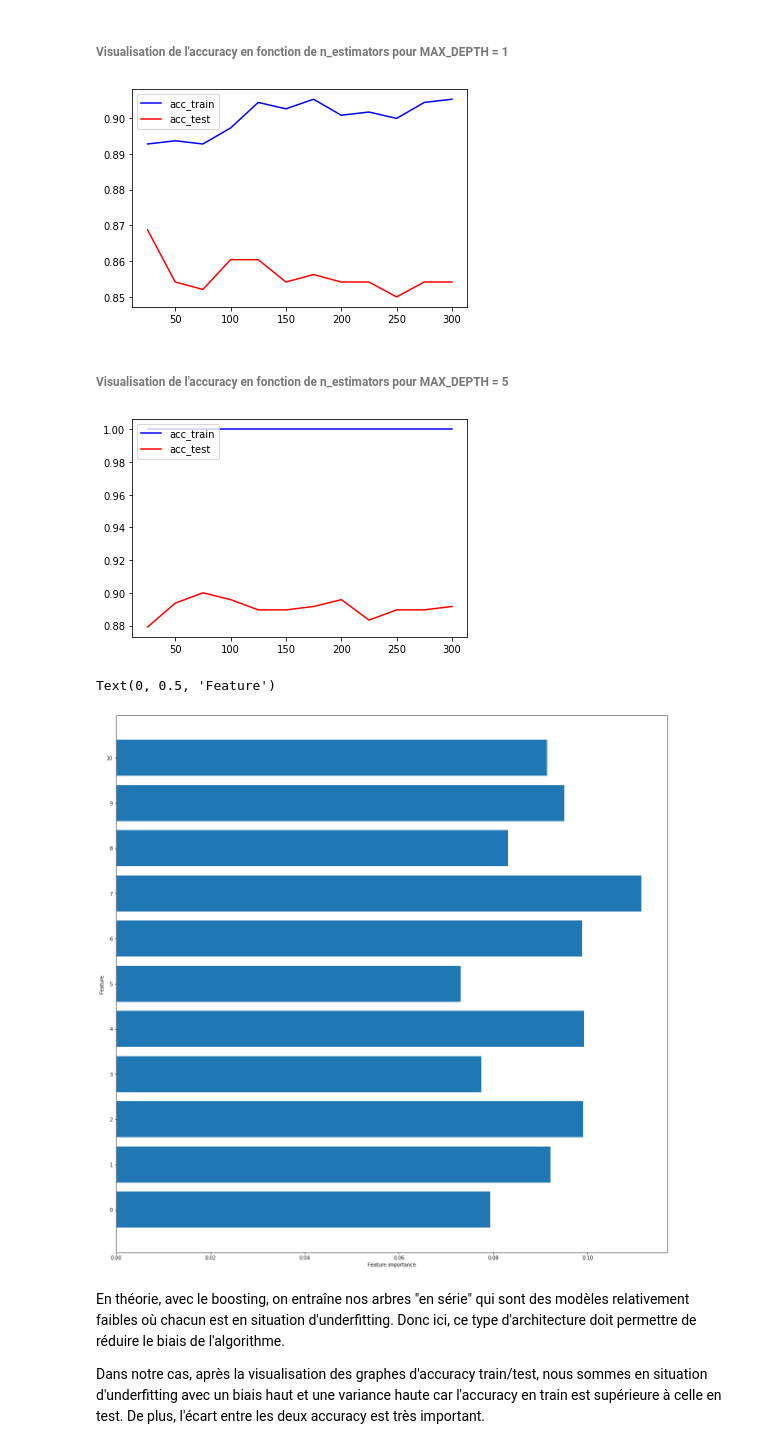
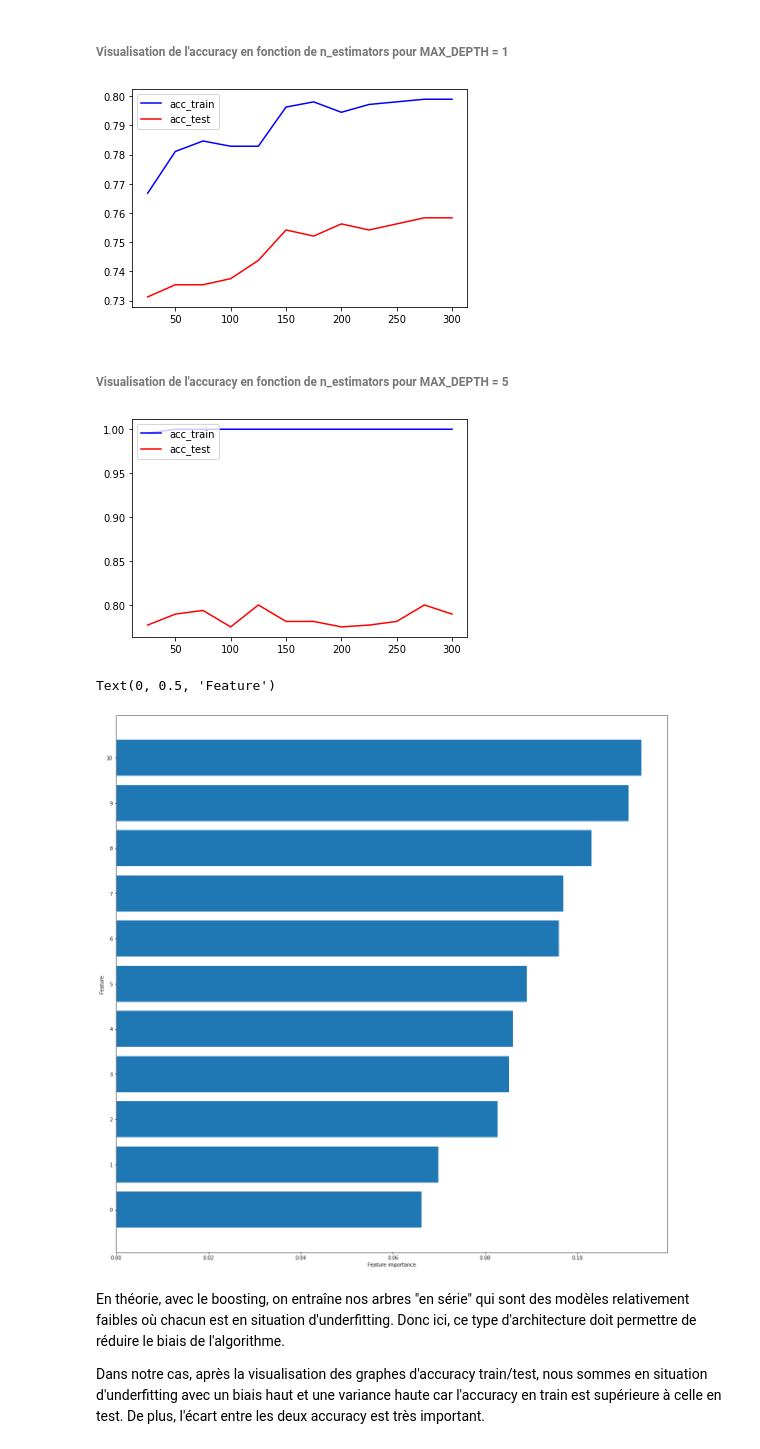
Before and after one commit to atchiasso/IAData_cours_2, a Jupyter notebook: Mini projet ensemble learning/notebook.ipynb, the cells around one changed output. Drawn from its saved outputs; the diff is of its cells as text; code cells hidden in the pictures.

```diff
--- a/Mini projet ensemble learning/notebook.ipynb
+++ b/Mini projet ensemble learning/notebook.ipynb
@@ -76,7 +76,7 @@ mediane
 # %%
 ybin = []
 for i in y:
-    if(y[i] < mediane):
+    if(i < mediane):
         ybin.append(0)
     else:
         ybin.append(1)
@@ -247,7 +254,7 @@ pylab.plot(n_estimators, accuracy_test, '-r', label='acc_test')
 pylab.legend(loc='upper left')
 pylab.show()
 # %% [output]
-[figure, old version]
+[figure, new version]
 # %% [markdown]
 ###### Visualisation de l'accuracy en fonction de n_estimators pour MAX_DEPTH = 5
 # %%
@@ -283,7 +290,7 @@ pylab.plot(n_estimators, accuracy_test, '-r', label='acc_test')
 pylab.legend(loc='upper left')
 pylab.show()
 # %% [output]
-[figure, old version]
+[figure, new version]
 # %%
 feature_names = [f"feature {i}" for i in range(X_scaled.shape[1])]
 bdt = AdaBoostClassifier(
@@ -293,13 +300,13 @@ model = bdt.fit(X_train, y_train)
 # %%
 n_features = X_train.shape[1]
 plt.figure(figsize=(20,20))
-plt.barh(range(n_features), model.feature_importances_, align='center')
+plt.barh(range(n_features), sorted(model.feature_importances_), align='center')
 plt.yticks(np.arange(n_features))
 plt.xlabel('Feature importance')
 plt.ylabel('Feature')
 # %% [output]
 Text(0, 0.5, 'Feature')
-[figure, old version]
+[figure, new version]
 # %% [markdown]
 En théorie, avec le boosting, on entraîne nos arbres "en série" qui sont des modèles relativement faibles où chacun est en situation d'underfitting. Donc ici, ce type d'architecture doit permettre de réduire le biais de l'algorithme.
 
```
Also changed, not shown: parts of 21 cells of this notebook.
